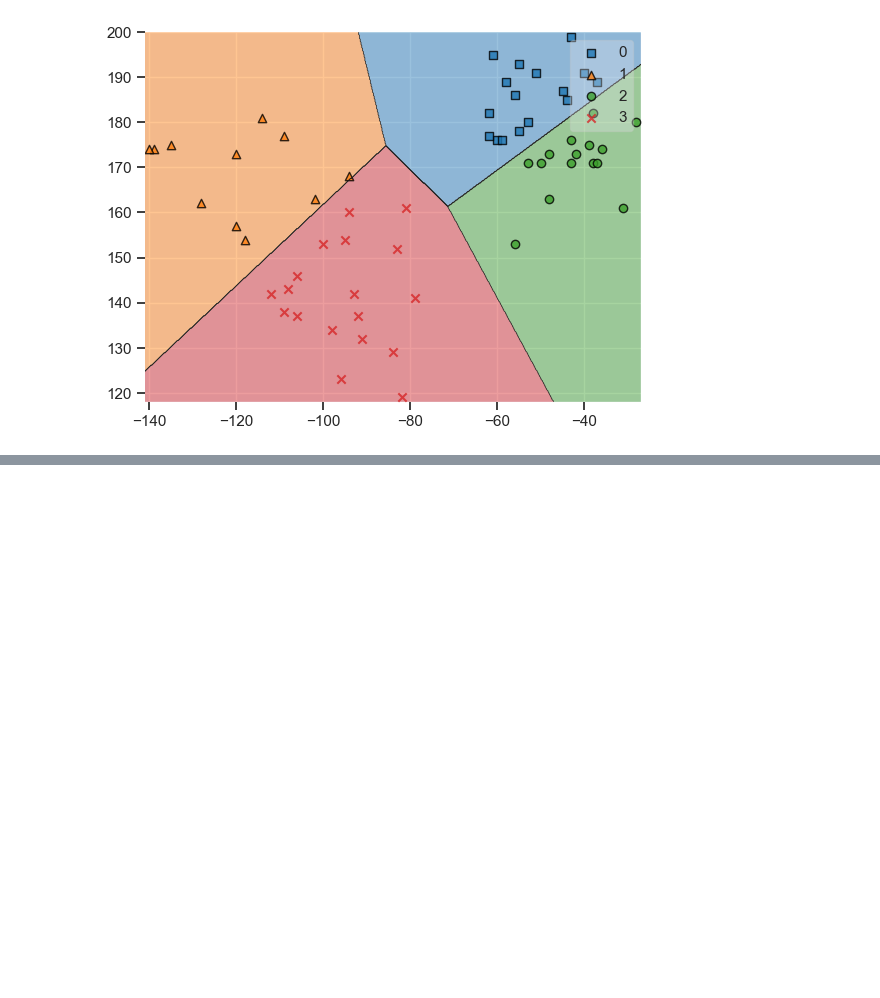
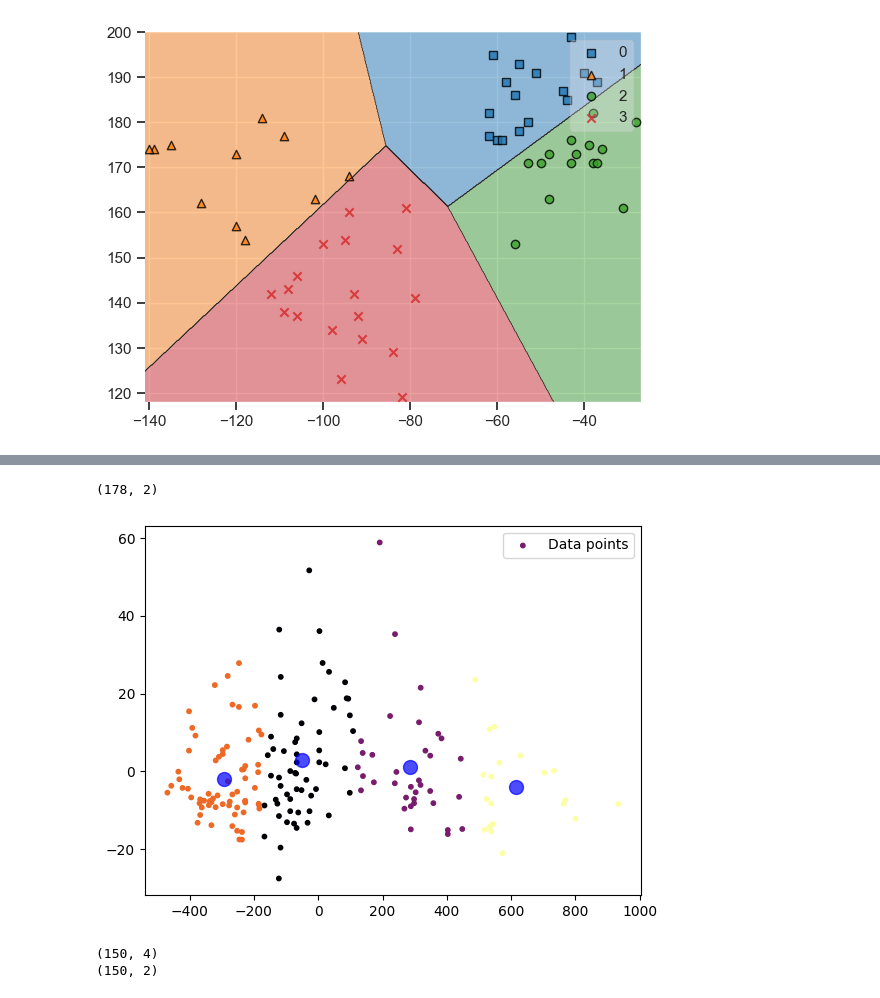
Before and after one commit to CarlosGarcia-YK/Codes, a Jupyter notebook: K_mean-Clustering.ipynb, the cells around one changed output, grey strips where cells are left out. Drawn from its saved outputs; the diff is of its cells as text; code cells hidden in the pictures; blank space fills up the shorter version.

```diff
--- a/K_mean-Clustering.ipynb
+++ b/K_mean-Clustering.ipynb
@@ -137,0 +138,30 @@ plt.show()
+# %%
+from sklearn.cluster import KMeans
+# Combine `a` and `b` into a 2D array with two features
+X = np.column_stack((a, b))
+
+# Verify that X has two dimensions (two features)
+print(X.shape)  # This should output something like (num_samples, 2)
+
+# Initialize and fit the KMeans model on the 2D data
+kmeans = KMeans(n_clusters=4)
+kmeans.fit(X)
+
+# Predict clusters
+y_kmeans = kmeans.predict(X)
+
+# Extract the cluster centers, which should have two columns now
+centers = kmeans.cluster_centers_
+
+# Plot the clustered data points with colors based on the cluster labels
+plt.scatter(a, b, c=y_kmeans, s=10, cmap='inferno', label='Data points')
+
+# Plot the cluster centers with larger markers
+plt.scatter(centers[:, 0], centers[:, 1], c='blue', s=100, alpha=0.7)
+
+# Add a legend and show the plot
+plt.legend()
+plt.show()
+# %% [output]
+(178, 2)
+[figure, added]
@@ -137,0 +172,9 @@ plt.show()
+# %%
+data, labels = load_iris(return_X_y=True)
+pca = PCA(n_components=2)
+reduced_data = pca.fit_transform(data)
+print(data.shape)
+print(reduced_data.shape)
+# %% [output]
+(150, 4)
+(150, 2)
```
Also changed, not shown: parts of 8 cells of this notebook.
